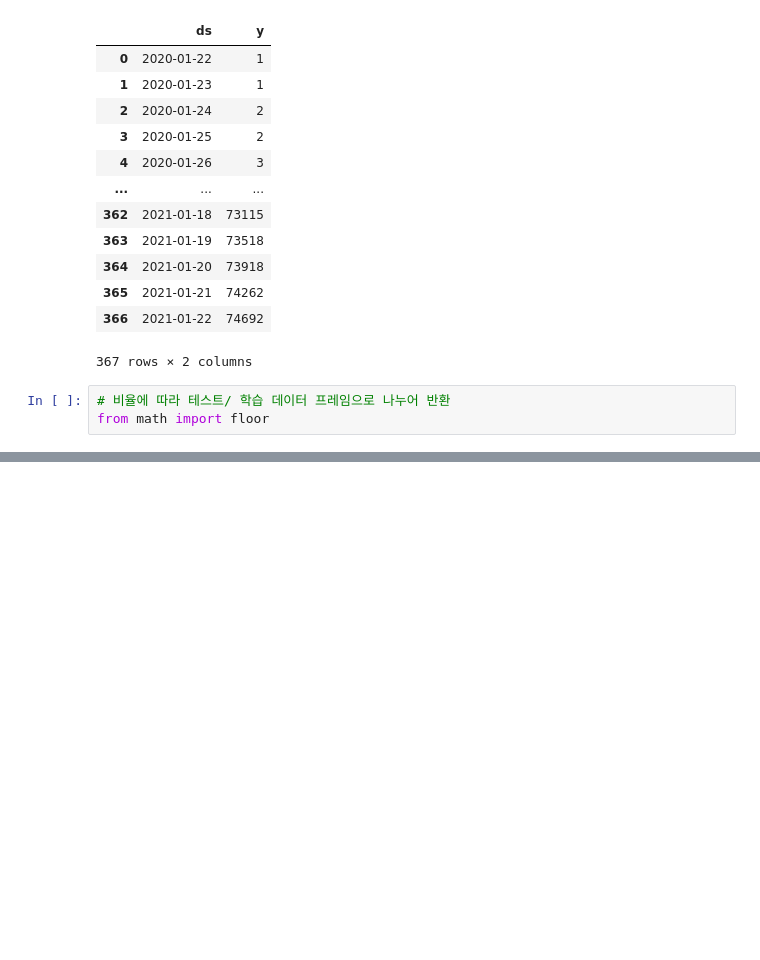
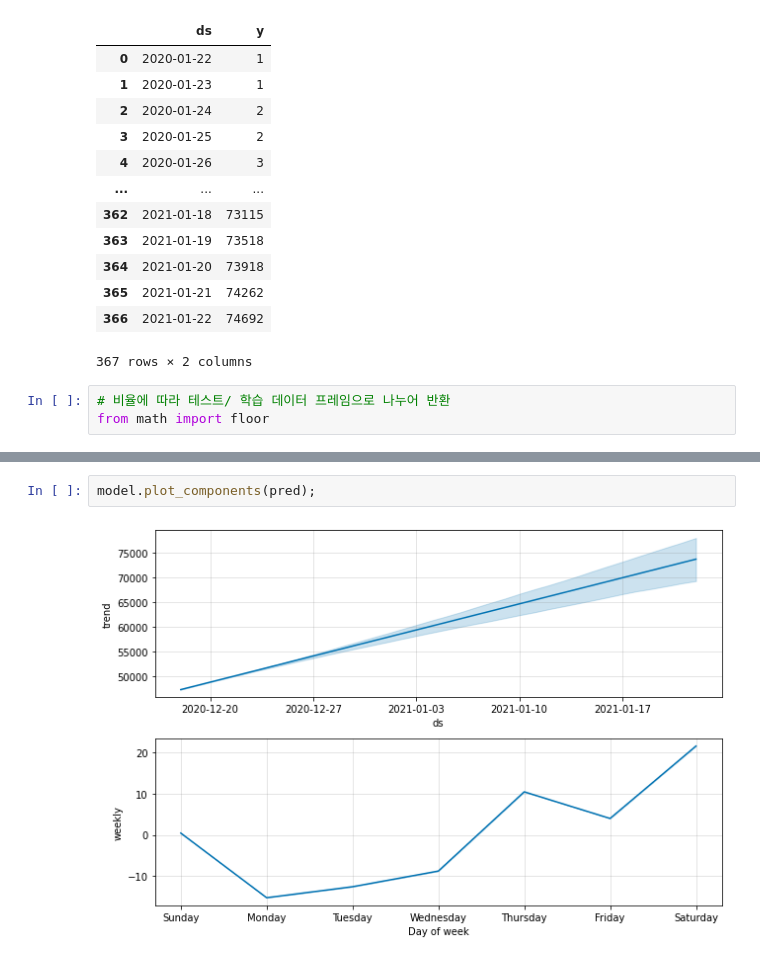
Before and after one commit to Vaycold/Vaycold, a Jupyter notebook: Python_DataAnalysis/코로나_바이러스에_의한_확진자_수_및_사망자_수_분석.ipynb, the cells around one changed output, grey strips where cells are left out. Cells and saved outputs as stored; diff of their text form; blank space fills up the shorter version.

```diff
--- a/Python_DataAnalysis/코로나_바이러스에_의한_확진자_수_및_사망자_수_분석.ipynb
+++ b/Python_DataAnalysis/코로나_바이러스에_의한_확진자_수_및_사망자_수_분석.ipynb
@@ -466,0 +522,4 @@ NameError: ignored
+# %%
+model.plot_components(pred);
+# %% [output]
+[figure, added]
```
Also changed, not shown: parts of 29 cells of this notebook.
